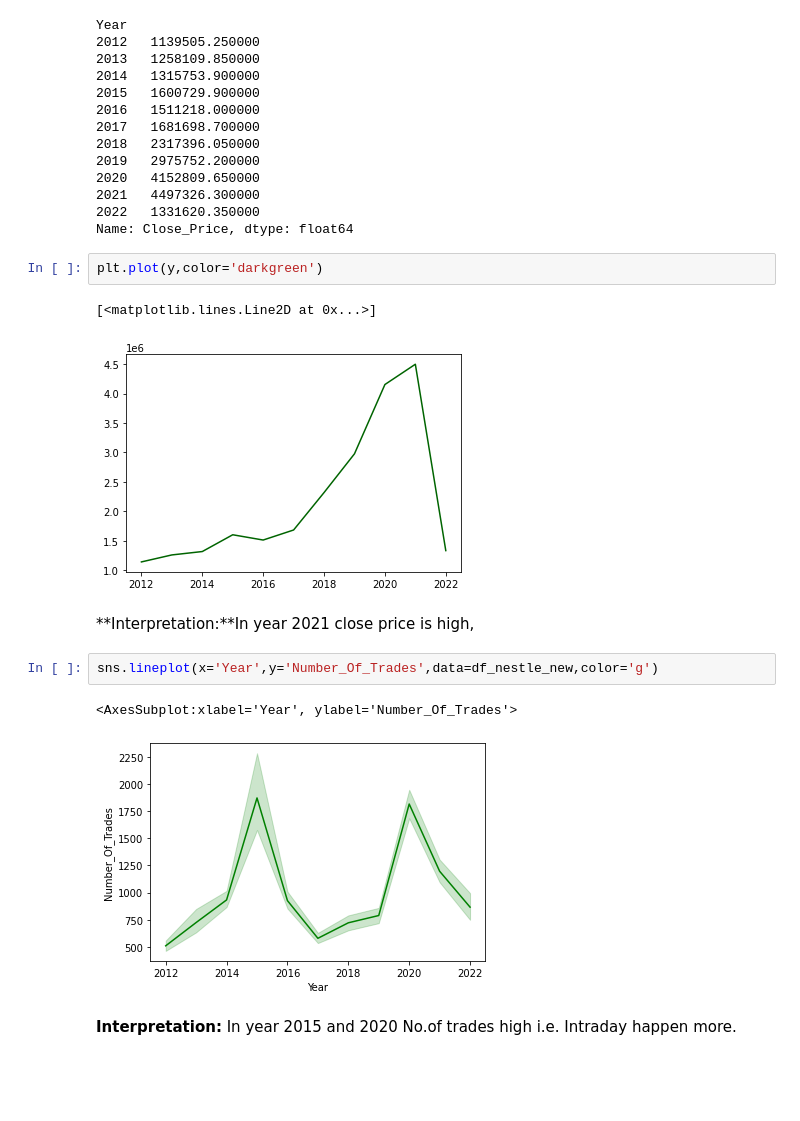
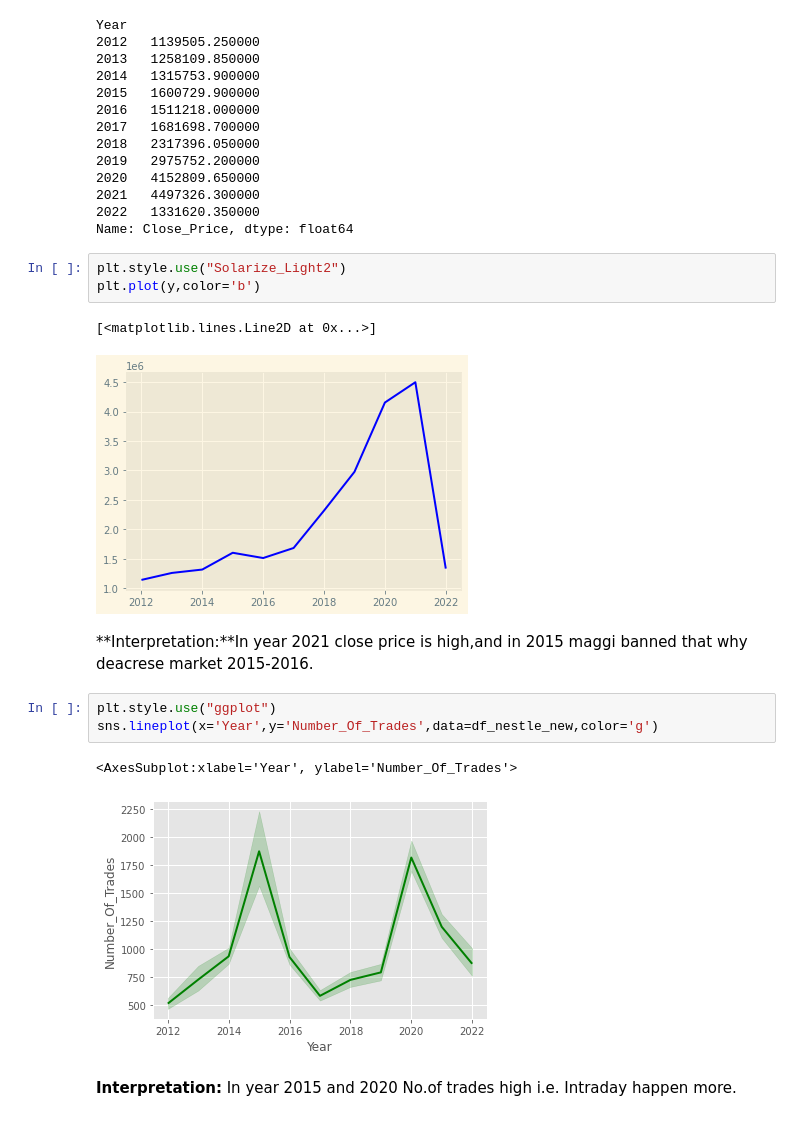
Before and after one commit to Dharvi2101/Nestle_Stoke_Price_Prediction, a Jupyter notebook: Nestle_Stock_Price_Prediction_Dharvi.ipynb, the cells around one changed output. Cells and saved outputs as stored; diff of their text form; blank space fills up the shorter version.

```diff
--- a/Nestle_Stock_Price_Prediction_Dharvi.ipynb
+++ b/Nestle_Stock_Price_Prediction_Dharvi.ipynb
@@ -373,17 +364,19 @@ Year
 2022   1331620.350000
 Name: Close_Price, dtype: float64
 # %%
-plt.plot(y,color='darkgreen')
+plt.style.use("Solarize_Light2")
+plt.plot(y,color='b')
 # %% [output]
 [<matplotlib.lines.Line2D at 0x...>]
-[figure, old version]
+[figure, new version]
 # %% [markdown]
-**Interpretation:**In year 2021 close price is high,
+**Interpretation:**In year 2021 close price is high,and in 2015 maggi banned that why deacrese market 2015-2016.
 # %%
+plt.style.use("ggplot")
 sns.lineplot(x='Year',y='Number_Of_Trades',data=df_nestle_new,color='g')
 # %% [output]
 <AxesSubplot:xlabel='Year', ylabel='Number_Of_Trades'>
-[figure, old version]
+[figure, new version]
 # %% [markdown]
 **Interpretation:** In year 2015 and 2020 No.of trades high i.e. Intraday happen more.
 # %%
```
Also changed, not shown: parts of 36 cells of this notebook.
